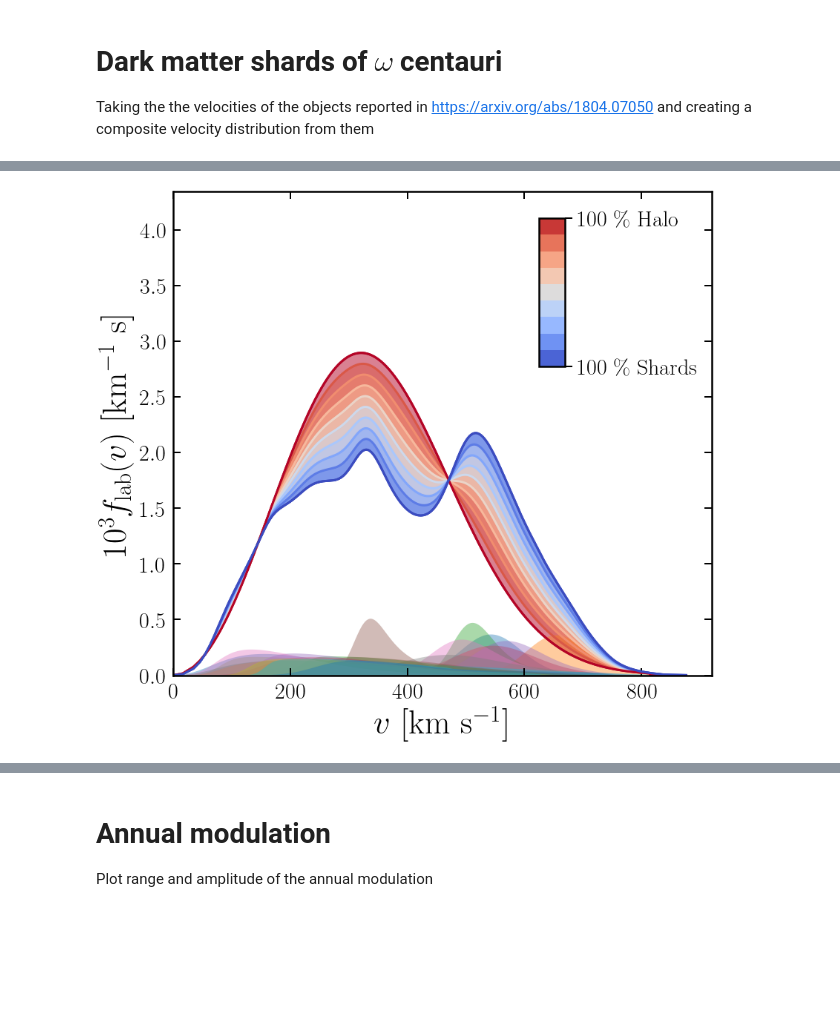
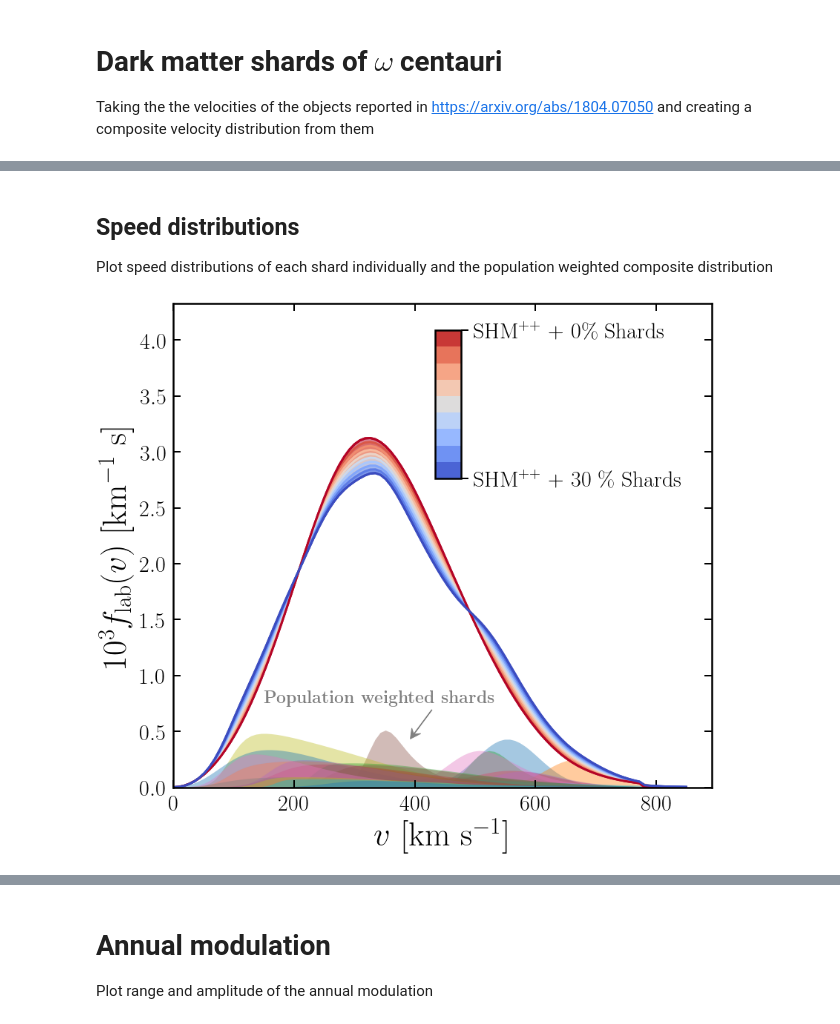
Before and after one commit to cajohare/DarkShards, a Jupyter notebook: code/PlotShards.ipynb, the cells around one changed output, grey strips where cells are left out. Cells and saved outputs as stored; diff of their text form; code cells hidden in the pictures; blank space fills up the shorter version.

Commit message:
population weights

```diff
--- a/code/PlotShards.ipynb
+++ b/code/PlotShards.ipynb
@@ -30,24 +30,27 @@ beta = HaloModel.SausageBeta
 v_lab = LabVelocitySimple(67,HaloModel)
 
 # Load shards
-dat = loadtxt('../shards.txt',delimiter=',')
+dat = loadtxt('../shards.txt', delimiter=',', usecols=arange(0,10))
+names = loadtxt('../shards.txt', delimiter=',', usecols=10,dtype='str')
+velocities = dat[:,0:3]
+dispersions = dat[:,6:9]
+MAD = dat[:,3:6]
+pops = dat[:,9]/sum(dat[:,9])
 
 # Speed distributions
-fv_Iso = SpeedDist_Isotropic(v,v_lab,v0,v_esc)
+fv_Iso = SpeedDist_Isotropic(v,v_lab) # Round halo
+fv_Saus = SpeedDist_Triaxial(v,v_lab) # Sausage
 
-nshards = 21
-xi_halo = 0.8
-xi_s = (1.0-xi_halo)/(1.0*nshards)
+nshards = shape(dat)[0]
 fv = zeros(shape=(nshards,n))
-print 'Shards velocities (vx,vy,vz) and dispersions (sig_x,sig_y,sig_z):'
+print 'Shards              velocities (vx,vy,vz) | dispersions (sig_x,sig_y,sig_z): | population'
 for i in range(0,nshards):
-    v_s = dat[i,0:3]
-    sig_s = dat[i,6:9]
-    fv[i,:] = SpeedDist_3D(v,(v_lab-v_s),sig_s)/(1.0*nshards)
-    plt.fill_between(v,1e3*fv[i,:],linewidth=3,alpha=0.1)
+    v_s = velocities[i,:]
+    sig_s = dispersions[i,:]
+    fv[i,:] = pops[i]*SpeedDist_3D(v,(v_lab-v_s),sig_s)
     sigr = sig_s[0]
     sigphi = sig_s[1]
     sigz = sig_s[2]
     beta = 1.0-(sigr**2.0+sigz**2.0)/(2*sigr**2.0)
-    print i+1,":    V_str = ",v_s,"|     sigma_str = ",sig_s
+    print '{:3d}{:9s}{:7s}{:7.2f}{:7.2f}{:7.2f}{:14s}{:7.2f}{:7.2f}{:7.2f}{:10s}{:3d}'.format(i+1,': '+names[i],'V_str = ',v_s[0],v_s[1],v_s[2],' |  sig_str = ',sig_s[0],sig_s[1],sig_s[2],' |  pop = ',int(pops[i]*sum(dat[:,9])))
 # %% [output]
@@ -71,52 +74,61 @@ for i in range(0,nshards):
+# %% [markdown]
+## Speed distributions
+Plot speed distributions of each shard individually and the population weighted composite distribution
 # %%
 # Figure setup
 fig = plt.figure(figsize=(13,12))
 ax = fig.add_subplot(111)
 pltname = 'Shards_fv'
 
+fv0 = (1-0.25)*fv_Iso + 0.25*fv_Saus
 
 n_xi = 10
-xi_vals = linspace(0,1,n_xi)
+xi_vals = linspace(0,0.3,n_xi)
 col = flipud(cm.coolwarm(linspace(0,1,n_xi)))
 cmap = cm.coolwarm
+y2 = 1e3*(xi_vals[-1]*sum(fv,0)+(1.0-xi_vals[-1])*fv0)
 for i in range(0,n_xi):
-    plt.fill_between(v,1e3*(xi_vals[i]*sum(fv,0)+(1.0-xi_vals[i])*fv_Iso),y2=1e3*sum(fv,0),color=col[i,:],alpha=0.5)
-    plt.plot(v,1e3*(xi_vals[i]*sum(fv,0)+(1.0-xi_vals[i])*fv_Iso),'-',color=col[i,:],linewidth=3)
+    plt.fill_between(v,1e3*(xi_vals[i]*sum(fv,0)+(1.0-xi_vals[i])*fv0),y2=y2,color=col[i,:],alpha=0.5)
+    plt.plot(v,1e3*(xi_vals[i]*sum(fv,0)+(1.0-xi_vals[i])*fv0),'-',color=col[i,:],linewidth=3)
 
-plt.plot(v,1e3*fv_Iso,'-',color=col[0,:],linewidth=3,label=r'100 \% Halo')
-plt.plot(v,1e3*sum(fv,0),'-',color=col[-1,:],linewidth=3,label=r'100 \% Shards')
+cbar_min = r'SHM$^{++}$ + 30 \% Shards'
+cbar_max = r'SHM$^{++}$ + 0\% Shards'
+plt.plot(v,1e3*fv0,'-',color=col[0,:],linewidth=3,label=cbar_max)
+plt.plot(v,y2,'-',color=col[-1,:],linewidth=3,label=cbar_min)
 
 # Plot individual streams
 for i in range(0,nshards):
     plt.fill_between(v,1e3*fv[i,:],linewidth=3,alpha=0.4)
 
 # Plot fiddling
 ax.set_xlim(left=0.0)
 ax.set_ylim(bottom=0.0,top=max(1e3*fv_Iso)*1.5)
 ax.tick_params(which='major',direction='in',width=2,length=10,right=True,top=True,pad=10,labelsize=30)
 ax.tick_params(which='minor',direction='in',width=1,length=7,right=True,top=True)
 plt.xlabel(r"$v$ [km s$^{-1}$]",fontsize=45);
 plt.ylabel(r"$10^3 f_{\rm lab}(v)$ [km$^{-1}$ s]",fontsize=45);
+plt.text(150,0.75,r'\bf {Population weighted shards}',fontsize=23,color='gray')
+plt.arrow(0.48, 0.16, -0.04, -0.06, transform=ax.transAxes,length_includes_head=True,head_width=0.02, head_length=0.02, overhang=0.4,edgecolor='gray',facecolor='gray')
 
 # Custom colorbar
 import matplotlib as mpl
 from mpl_toolkits.axes_grid1.inset_locator import inset_axes
-cbaxes = inset_axes(ax, width="5%", height="50%", bbox_to_anchor=[-50, 330, 700, 400])
+cbaxes = inset_axes(ax, width="5%", height="50%", bbox_to_anchor=[-190, 330, 700, 400])
 norm = mpl.colors.Normalize(vmin=0,vmax=1)
 sm = plt.cm.ScalarMappable(cmap=cmap, norm=norm)
 sm.set_array([])
 plt.colorbar(sm,cax=cbaxes,ticks=(0,1),boundaries=linspace(0,1,n_xi))
 f = plt.gcf().get_children()
 cbar = f[2]
-cbar.set_yticklabels([r'100 \% Shards', r'100 \% Halo'])  # vertically oriented colorbar
+cbar.set_yticklabels([cbar_min, cbar_max])  # vertically oriented colorbar
 cbar.tick_params(labelsize=30)
 cbar.tick_params(which='major',direction='out',width=2,length=10,right=True,top=False,pad=7)
 cbar.tick_params(which='minor',direction='out',width=2,length=7,right=True,top=False)
 
 
 # Save figure
 plt.show()
 fig.savefig('../plots/'+pltname+'.pdf',bbox_inches='tight')
 fig.savefig('../plots/plots_png/'+pltname+'.png',bbox_inches='tight')
 # %% [output]
-[figure, old version]
+[figure, new version]
```
Also changed, not shown: parts of 14 cells of this notebook, 16 other files.
